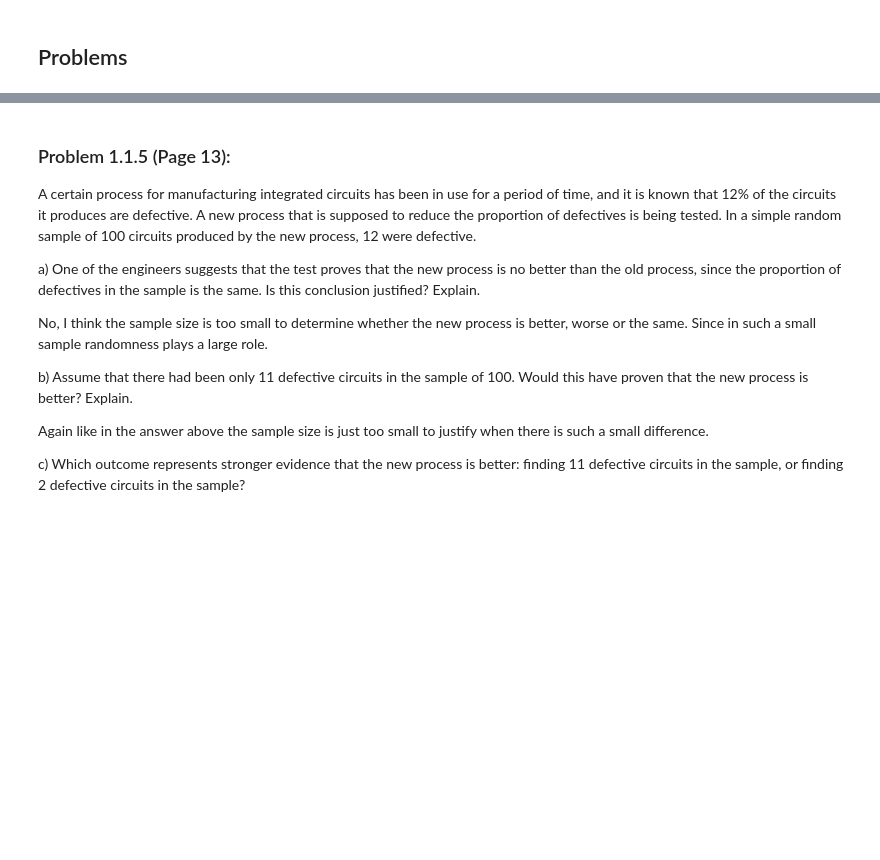
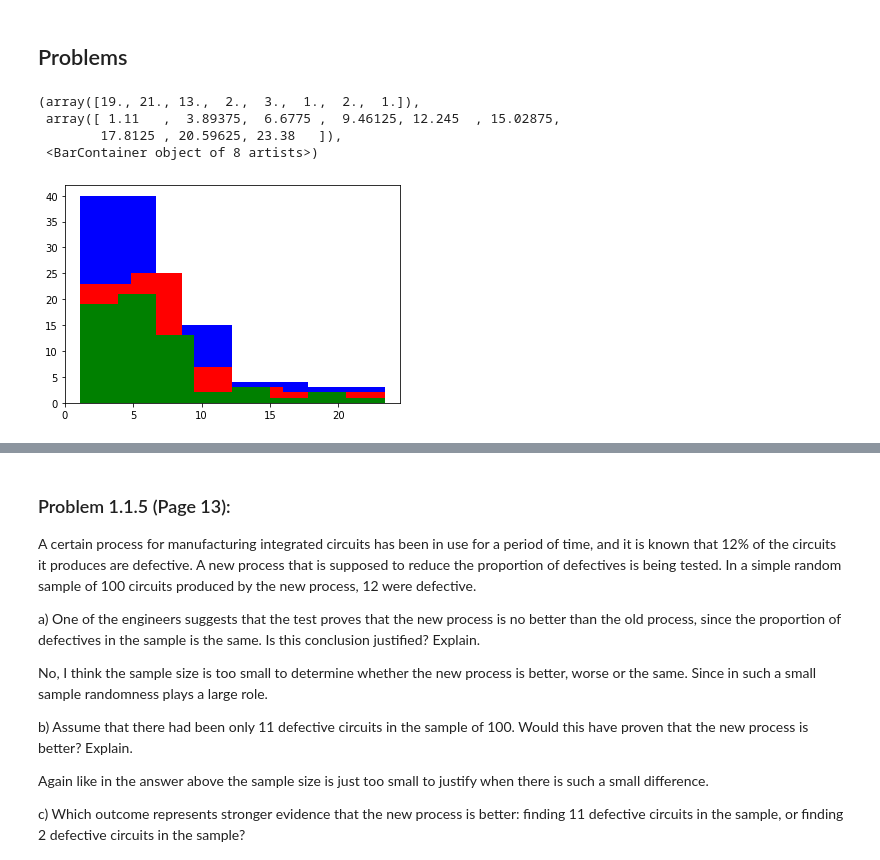
Before and after one commit to lsig/Statistics, a Jupyter notebook: Workbook.ipynb, the cells around one changed output, grey strips where cells are left out. Cells and saved outputs as stored; diff of their text form; code cells hidden in the pictures; blank space fills up the shorter version.

```diff
--- a/Workbook.ipynb
+++ b/Workbook.ipynb
@@ -3137,3 +3161,20 @@ We have to establish which case describes better the response data z:
 If they are "too much" correlated they create a "confounding" effect.
 # %% [markdown]
 ## Problems
+# %%
+import pandas as pd
+import matplotlib.pyplot as plt
+
+df = pd.read_csv("./datasets/Ch1/table1-2.csv")
+
+plt.hist(df, bins=4, color="blue")
+
+plt.hist(df, bins=6, color="red")
+
+plt.hist(df, bins=8, color="green")
+# %% [output]
+(array([19., 21., 13.,  2.,  3.,  1.,  2.,  1.]),
+ array([ 1.11   ,  3.89375,  6.6775 ,  9.46125, 12.245  , 15.02875,
+        17.8125 , 20.59625, 23.38   ]),
+ <BarContainer object of 8 artists>)
+[figure, added]
```
Also changed, not shown: parts of 9 cells of this notebook.
